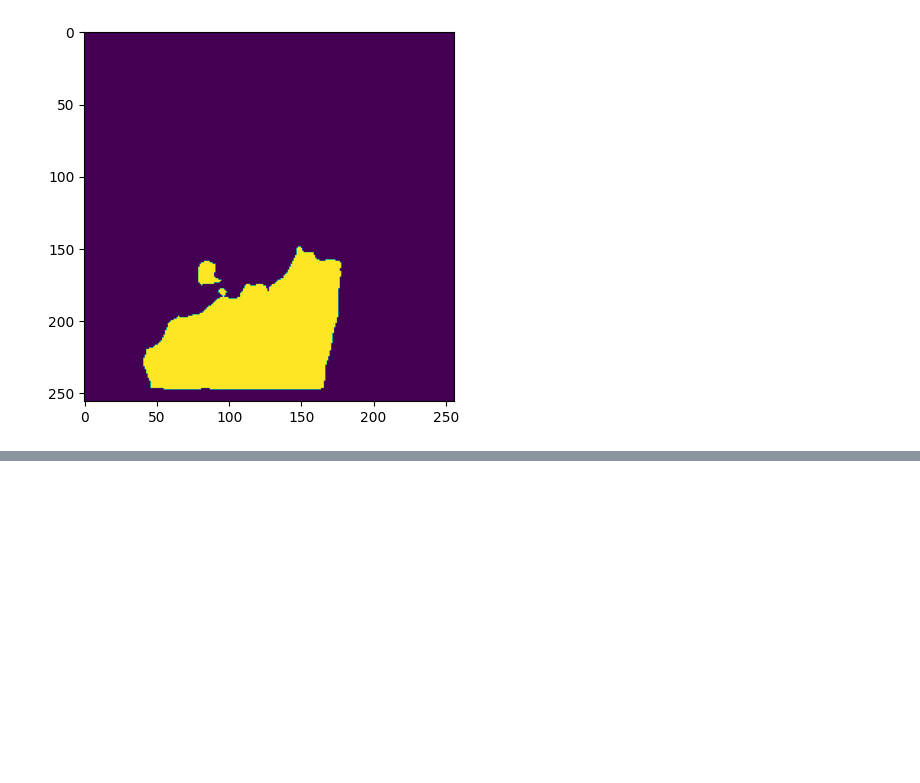
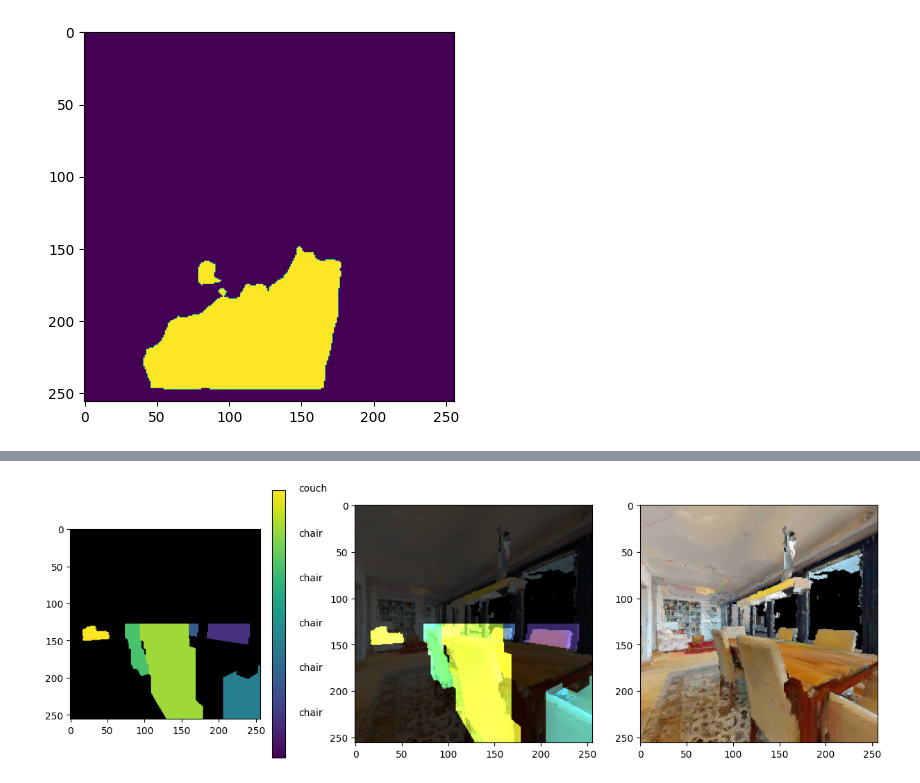
Before and after one commit to dtonderski/ReSEAL, a Jupyter notebook: notebooks/Label_pipeline.ipynb, the cells around one changed output, grey strips where cells are left out. Saved outputs shown, nothing was run; the diff lists cells and outputs as text; code cells hidden in the pictures; blank space fills up the shorter version.

Commit message:
Added bloated Label pipeline notebook

```diff
--- a/notebooks/Label_pipeline.ipynb
+++ b/notebooks/Label_pipeline.ipynb
@@ -211,5 +223,6 @@ from src.model.perception.morphological_transformations import semantic_map_to_c
 categorical_label_map = semantic_map_to_categorical_label_map(map_at_index_sparse, no_object_threshold=0.5)
 # %%
 categorical_label_map = fill_holes(categorical_label_map, 10)
-categorical_label_map = remove_small_objects(categorical_label_map, 10)
+categorical_label_map = remove_small_objects(categorical_label_map, 30)
+# categorical_label_map = dilate_map(categorical_label_map)
 # %%
@@ -220,0 +234,3 @@ IndexError: too many indices for array: array is 3-dimensional, but 4 were index
+# %%
+instance_map_instances, num_features = label(categorical_label_map[..., 1])
+instance_map = np.stack([categorical_label_map[..., 0], instance_map_instances], axis=-1)
@@ -220,0 +242,30 @@ IndexError: too many indices for array: array is 3-dimensional, but 4 were index
+# %%
+instance_map_2d = propagate_labels(
+    sensor_rotation, sensor_position, instance_map, grid_index_of_origin, map_builder_cfg, sim_cfg.SENSOR_CFG
+)
+# %%
+fig, axs = plt.subplots(1, 3, figsize=(15, 5))
+ax1, ax2, ax3 = axs
+instance_map_2d_colored = get_instance_colormap(0.5)(plt.Normalize()(instance_map_2d[..., 0]))[...,:3]
+
+# First plot
+im = ax1.imshow(instance_map_2d_colored)
+num_labels = np.unique(instance_map_2d[..., 0]).shape[0]
+cbar = fig.colorbar(im, ax=ax1)
+cbar.ax.get_yaxis().set_ticks([])
+unique_indices = np.unique(instance_map_2d[..., 0])
+max_label = np.max(unique_indices)
+instance_label_to_reseal_name_dict = get_instance_index_to_reseal_name_dict(instance_map, categorical_label_map)
+unique_indices = [instance_label_to_reseal_name_dict[i] for i in unique_indices]
+
+for j, label in enumerate(unique_indices[1:]):
+    cbar.ax.text(2, (j+1) / (max_label-1), label, va='center')
+
+# Second plot
+instance_map_2d_colored[instance_map_2d_colored == 0.8] = 0
+ax2.imshow(rgb_image * 0.3 + (rgb_image + 0.8) * instance_map_2d_colored)
+
+# Third plot
+ax3.imshow(rgb_image)
+plt.show()
+# %% [output]
@@ -220,0 +273 @@ IndexError: too many indices for array: array is 3-dimensional, but 4 were index
+[figure, added]
```
Also changed, not shown: parts of 5 cells of this notebook.
